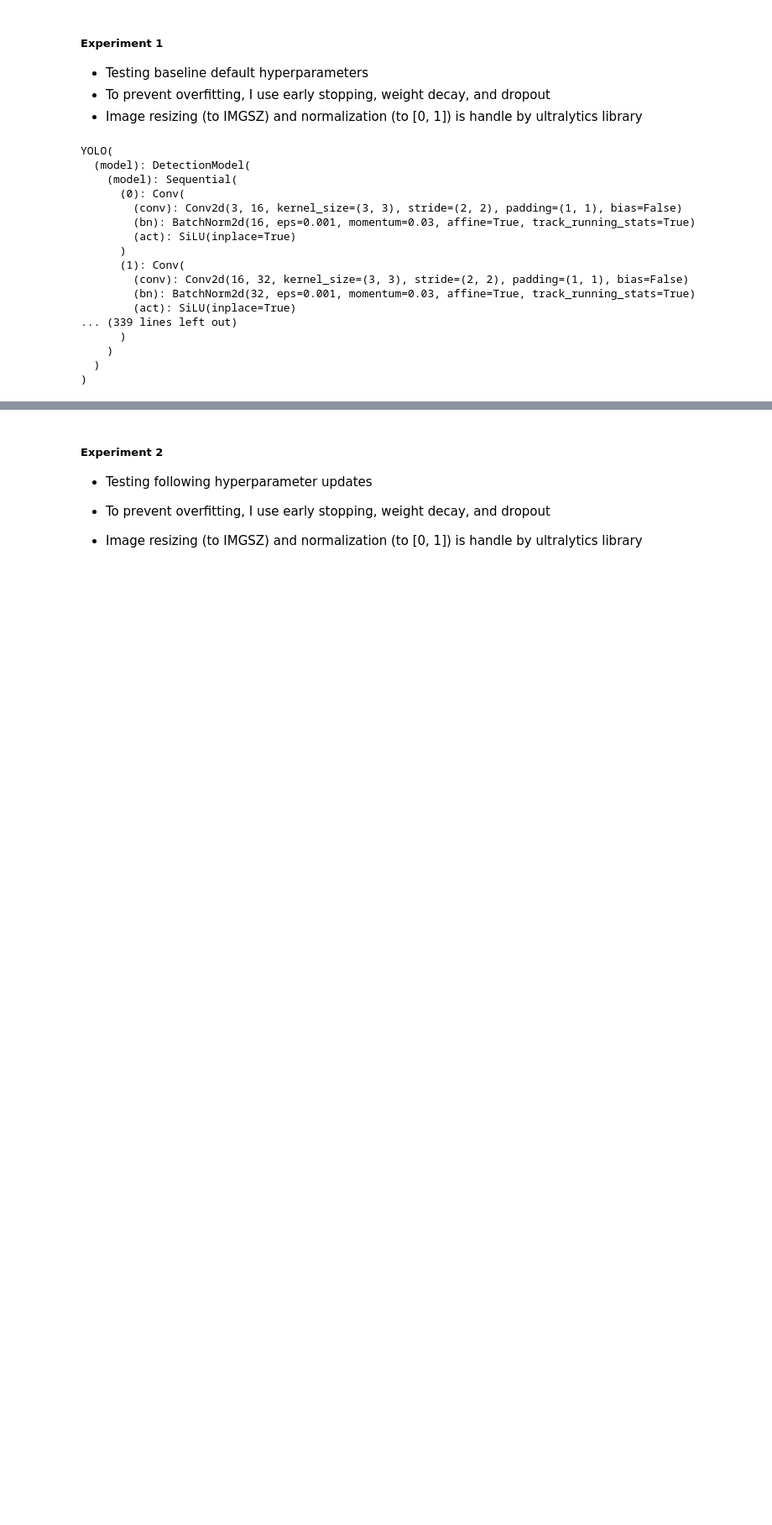
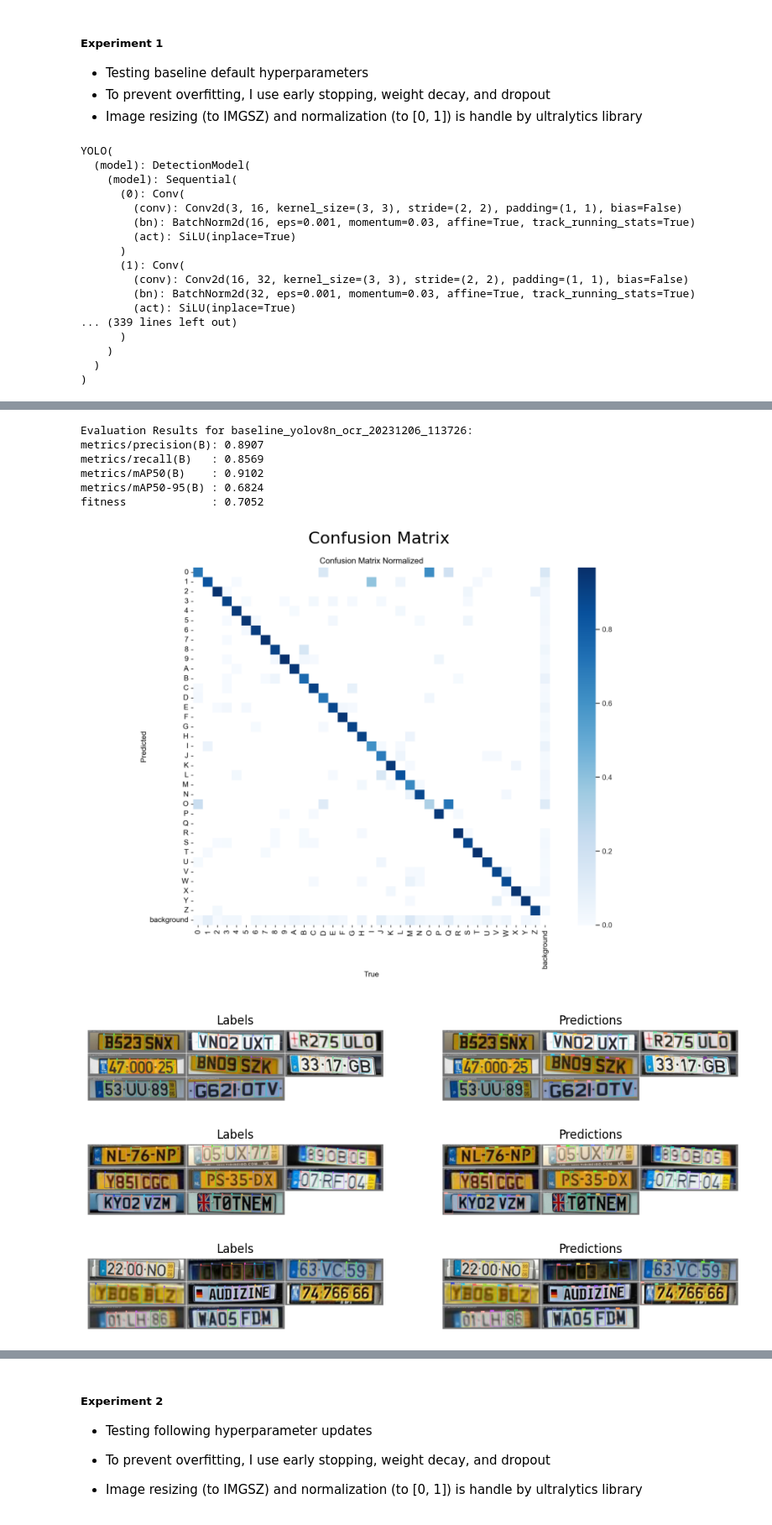
Before and after one commit to ERUD1T3/yolo-g8, a Jupyter notebook: notebooks/starter.ipynb, the cells around one changed output, grey strips where cells are left out. Shown: that part at 84% size. Cells and saved outputs as stored; diff of their text form; code cells hidden in the pictures; blank space fills up the shorter version.

```diff
--- a/notebooks/starter.ipynb
+++ b/notebooks/starter.ipynb
@@ -234,4 +330,11 @@ training_results
 # %%
-# TODO: focus here
+# Eval parameters
+VAL_BATCH = 64
+VAL_PLOTS = True
+VAL_SPLIT = 'test'
 # evaluate the model on the test dataset
-metrics = model.val(data=yaml_path, imgsz=640, plots=True, split='test')
+test_results = model_exp1.val(
+    data=local_ocr_ds_yaml_path,
+    imgsz=IMGSZ,
+    plots=VAL_PLOTS,
+    split=VAL_SPLIT)
@@ -242,0 +361,18 @@ metrics
+# %%
+# print evaluation results
+print_evaluation_results(test_results, EXP_NAME)
+# %% [output]
+Evaluation Results for baseline_yolov8n_ocr_20231206_113726:
+metrics/precision(B): 0.8907
+metrics/recall(B)   : 0.8569
+metrics/mAP50(B)    : 0.9102
+metrics/mAP50-95(B) : 0.6824
+fitness             : 0.7052
+# %%
+# visualization of results
+plot_evaluation_results(test_results)
+# %% [output]
+[figure, added]
+[figure, added]
+[figure, added]
+[figure, added]
```
Also changed, not shown: parts of 15 cells of this notebook.
